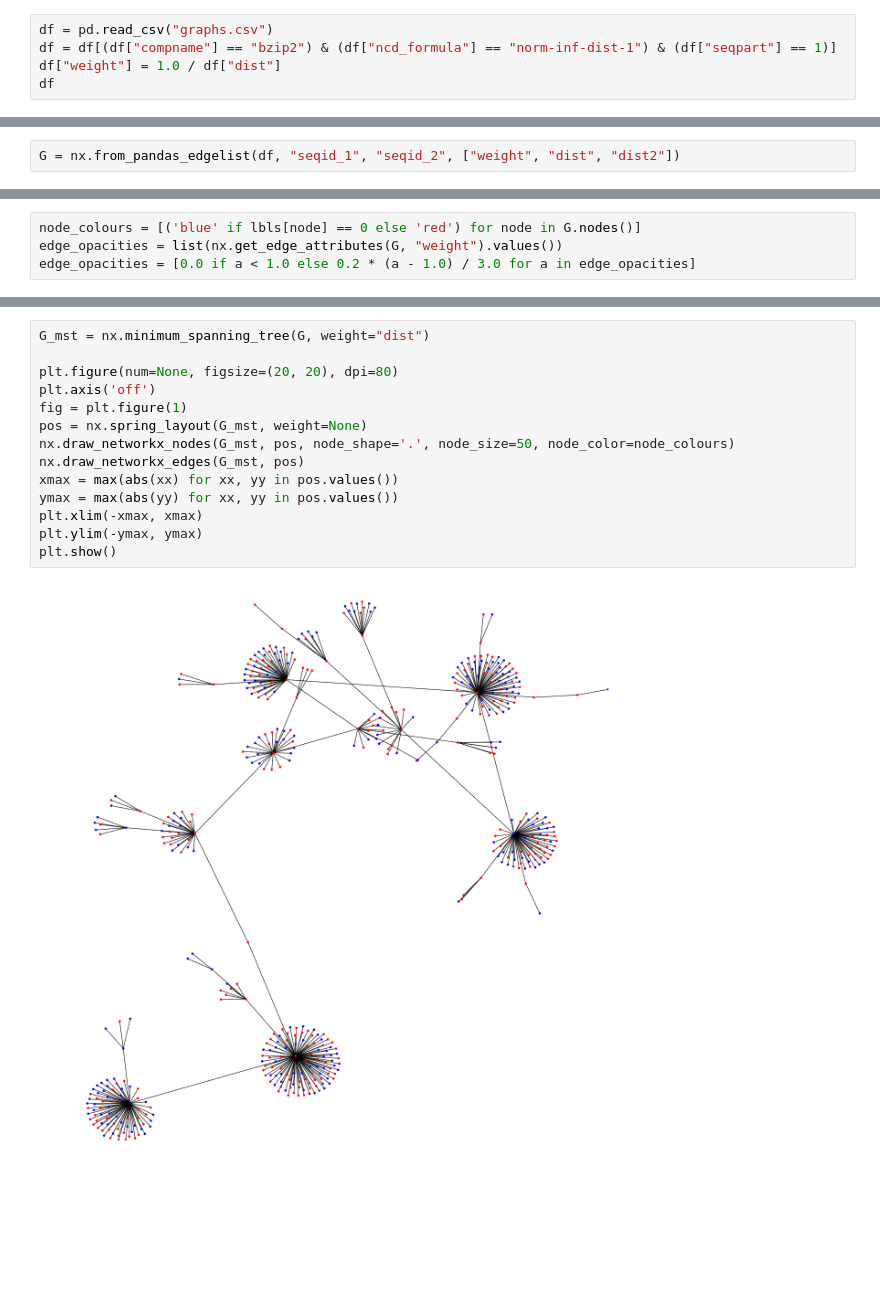
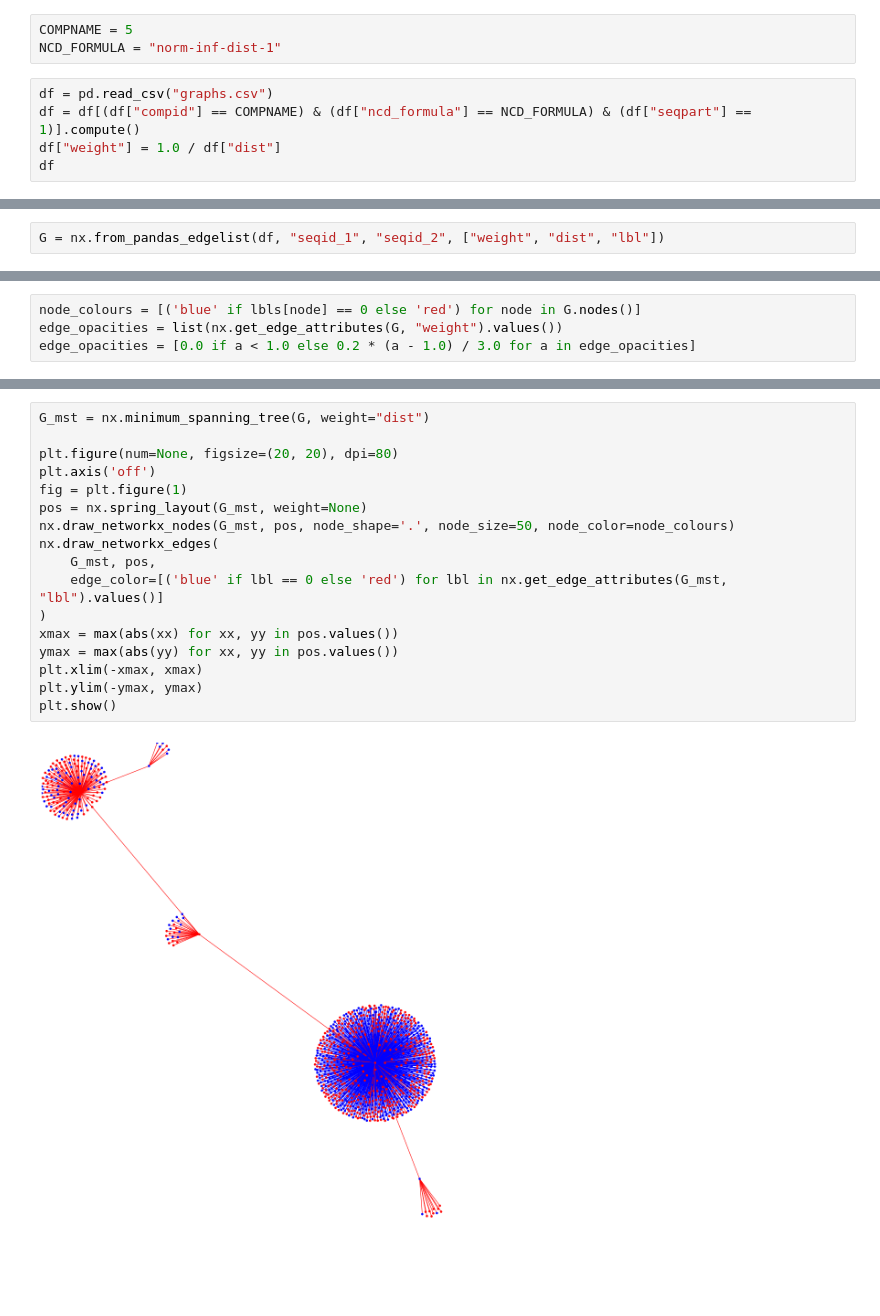
Before and after one commit to samuelbarrett1234/csproject, a Jupyter notebook: NCD Graph Visualiser.ipynb, the cells around one changed output, grey strips where cells are left out. Drawn from its saved outputs; the diff is of its cells as text; blank space fills up the shorter version.

Commit message:
Updated graph with deep learning model.

```diff
--- a/NCD Graph Visualiser.ipynb
+++ b/NCD Graph Visualiser.ipynb
@@ -6,9 +6,12 @@ import networkx as nx
 import matplotlib.pyplot as plt
 import numpy as np
 import seaborn as sns
+# %%
+COMPNAME = 5
+NCD_FORMULA = "norm-inf-dist-1"
 # %%
 df = pd.read_csv("graphs.csv")
-df = df[(df["compname"] == "bzip2") & (df["ncd_formula"] == "norm-inf-dist-1") & (df["seqpart"] == 1)]
+df = df[(df["compid"] == COMPNAME) & (df["ncd_formula"] == NCD_FORMULA) & (df["seqpart"] == 1)].compute()
 df["weight"] = 1.0 / df["dist"]
 df
 # %% [output]
@@ -29,7 +32,7 @@ df
 lbls = pd.read_csv("labels.csv")
 lbls = { row["seqid"] : row["lbl"] for index, row in lbls.iterrows() }
 # %%
-G = nx.from_pandas_edgelist(df, "seqid_1", "seqid_2", ["weight", "dist", "dist2"])
+G = nx.from_pandas_edgelist(df, "seqid_1", "seqid_2", ["weight", "dist", "lbl"])
 # %%
 sns.displot(df["dist"])
 # %% [output]
@@ -66,16 +69,19 @@ plt.show()
 # %%
 G_mst = nx.minimum_spanning_tree(G, weight="dist")
 
 plt.figure(num=None, figsize=(20, 20), dpi=80)
 plt.axis('off')
 fig = plt.figure(1)
 pos = nx.spring_layout(G_mst, weight=None)
 nx.draw_networkx_nodes(G_mst, pos, node_shape='.', node_size=50, node_color=node_colours)
-nx.draw_networkx_edges(G_mst, pos)
+nx.draw_networkx_edges(
+    G_mst, pos,
+    edge_color=[('blue' if lbl == 0 else 'red') for lbl in nx.get_edge_attributes(G_mst, "lbl").values()]
+)
 xmax = max(abs(xx) for xx, yy in pos.values())
 ymax = max(abs(yy) for xx, yy in pos.values())
 plt.xlim(-xmax, xmax)
 plt.ylim(-ymax, ymax)
 plt.show()
 # %% [output]
-[figure, old version]
+[figure, new version]
```
Also changed, not shown: parts of 6 cells of this notebook.
